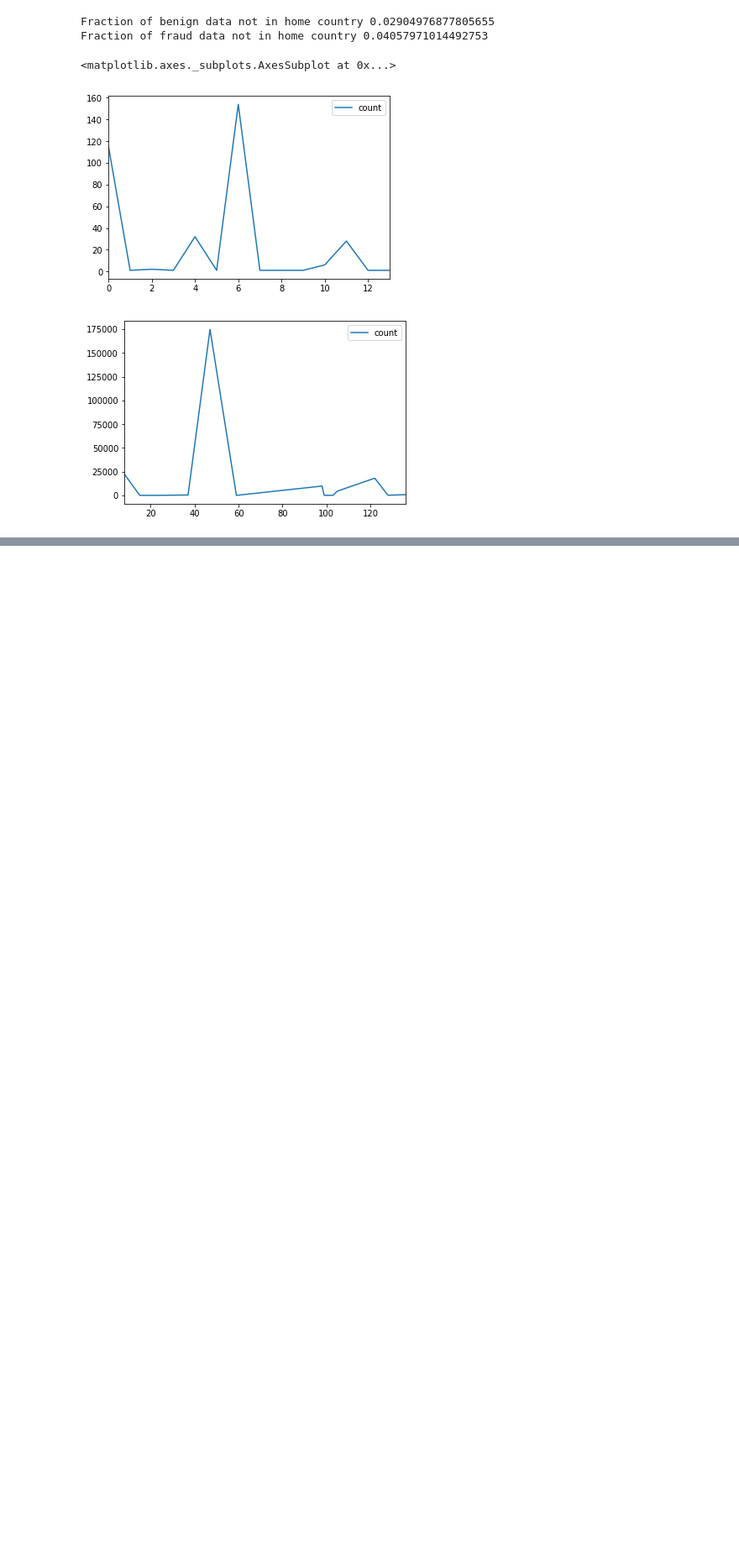
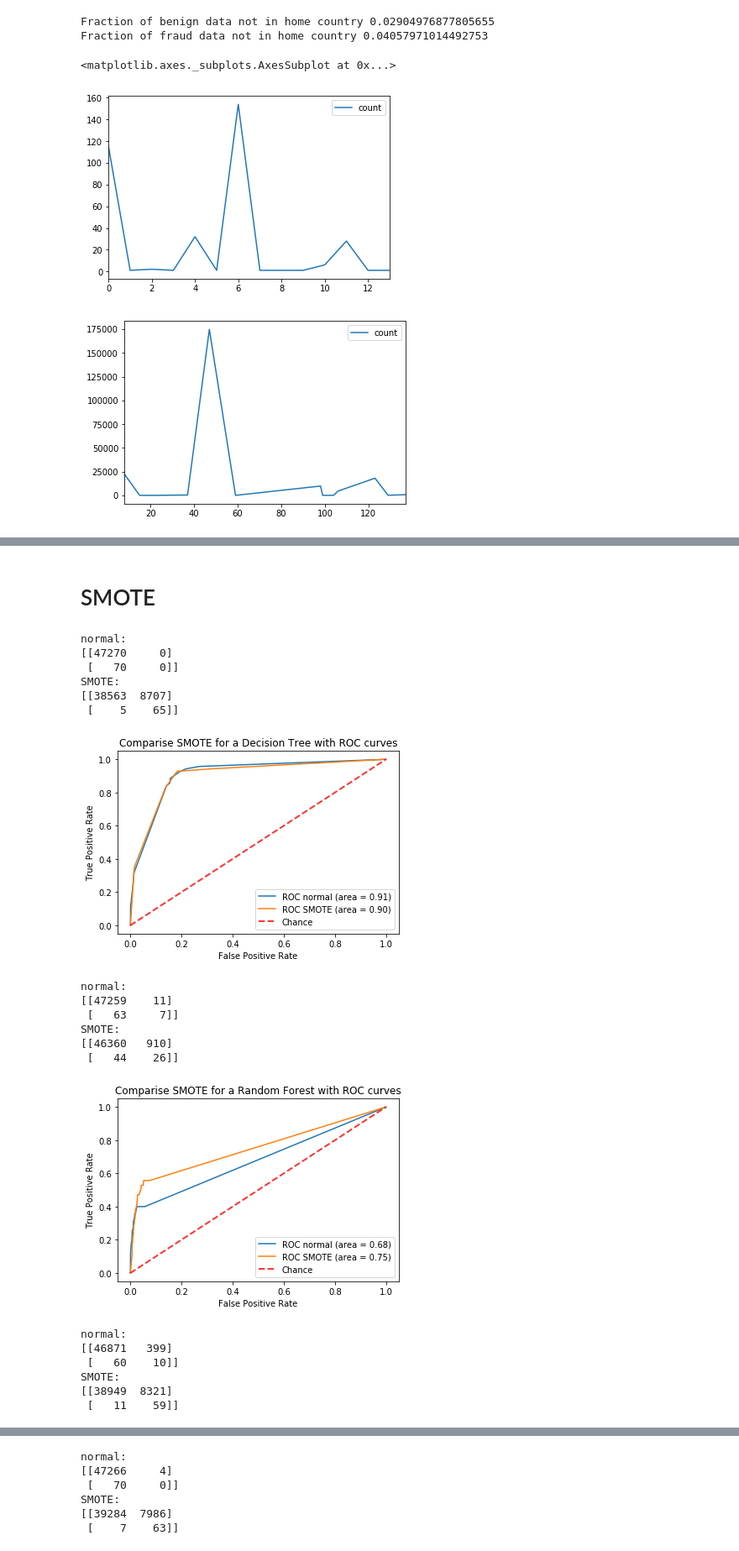
Before and after one commit to R-Graafmans/CDA_CS4035, a Jupyter notebook: Week 1 - Credit Card Fraud/main.ipynb, the cells around one changed output, grey strips where cells are left out. Shown at 84% size. Drawn from its saved outputs; the diff is of its cells as text; code cells hidden in the pictures; blank space fills up the shorter version.

```diff
--- a/Week 1 - Credit Card Fraud/main.ipynb
+++ b/Week 1 - Credit Card Fraud/main.ipynb
@@ -14,7 +20,7 @@ import pandas as pd
 # %% [markdown]
 # Parse Data
 # %%
-df = pd.read_csv('assignment-data/data_for_student_case.csv', dtype={'bin':str, 'amount':int})
+df = pd.read_csv('assignment-data/data_for_student_case.csv', dtype={'bin':str, 'amount':int}, na_filter=False)
 df = df.drop(['txid','bookingdate'], axis='columns')  # We are not interested in these columns (using booking date would be cheating)
 df = df.rename(index=str, columns={'issuercountrycode':'issuercountry',
                                    'bin':'issuer_id',
@@ -32,12 +38,15 @@ df = df[~df['mail_id'].str.contains('na', case=False)]
 
 # Create and format (new) columns
 df['creationdate'] = (pd.to_datetime(df['creationdate_stamp'])).dt.date
+df['issuer_id'] = pd.to_numeric(df['issuer_id'])
 df['mail_id'] = pd.to_numeric(df['mail_id'].str.replace('email','')).astype(int)
 df['ip_id'] = pd.to_numeric(df['ip_id'].str.replace('ip','')).astype(int)
 df['card_id'] = pd.to_numeric(df['card_id'].str.replace('card','')).astype(int)
+df['subscription'] = pd.to_numeric(df['interaction'].apply(lambda x: '1' if x == 'ContAuth' else '0'))
+df['verification'] = pd.to_numeric(df['verification'].apply(lambda x: '1' if x else '0'))
 
 # Label the data
-df['label'] = df['label'].apply(lambda x: '1' if x == 'Chargeback' else '0')
+df['label'] = pd.to_numeric(df['label'].apply(lambda x: '1' if x == 'Chargeback' else '0'))
 
 df.loc[df['shoppercountry'] == df['issuercountry'], 'home_country'] = 1
 df.loc[df['shoppercountry'] != df['issuercountry'], 'home_country'] = 0
@@ -147,0 +192,14 @@ Average amount in USD for the benign cases: 87.06378282258909
+# %%
+def try_sampling(sampler, sampler_name):
+    data_ft = df[['usd_amount', 'dif_avg_amount', 'ntc', 'home_country', 'cvcresponse', 'verification']].values
+    data_lbl = df[['label']].values.ravel()
+
+    train_ft, test_ft, train_lbl, test_lbl = train_test_split(data_ft,data_lbl,test_size=0.2)
+    train_ft_smote, train_lbl_smote = sampler.fit_sample(train_ft,train_lbl)
+
+    cl1 = compare_sampling(DecisionTreeClassifier(max_depth=4), "Decision Tree", sampler_name, train_ft, train_ft_smote, test_ft, train_lbl, train_lbl_smote, test_lbl)
+    cl2 = compare_sampling(RandomForestClassifier(n_estimators=10), "Random Forest", sampler_name, train_ft, train_ft_smote, test_ft, train_lbl, train_lbl_smote, test_lbl)
+    cl3 = compare_sampling(GaussianNB(), "Gaussian Naive Bayes", sampler_name, train_ft, train_ft_smote, test_ft, train_lbl, train_lbl_smote, test_lbl)
+    cl4 = compare_sampling(AdaBoostClassifier(), "Ada Boost", sampler_name, train_ft, train_ft_smote, test_ft, train_lbl, train_lbl_smote, test_lbl)
+    cl5 = compare_sampling(GradientBoostingClassifier(), "Gradient Boosting", sampler_name, train_ft, train_ft_smote, test_ft, train_lbl, train_lbl_smote, test_lbl)
+#     cl6 = compare_sampling(VotingClassifier([cl1, cl2, cl3, cl4, cl5], method='all'), "Gradient Boosting", sampler_name, train_ft, train_ft_smote, test_ft, train_lbl, train_lbl_smote, test_lbl)
@@ -147,0 +242,26 @@ Average amount in USD for the benign cases: 87.06378282258909
+# %% [markdown]
+# SMOTE
+# %%
+sm = smote(sampling_strategy = 'minority')
+try_sampling(sm, 'SMOTE')
+# %% [output]
+normal:
+[[47270     0]
+ [   70     0]]
+SMOTE:
+[[38563  8707]
+ [    5    65]]
+[figure, added]
+normal:
+[[47259    11]
+ [   63     7]]
+SMOTE:
+[[46360   910]
+ [   44    26]]
+[figure, added]
+normal:
+[[46871   399]
+ [   60    10]]
+SMOTE:
+[[38949  8321]
+ [   11    59]]
@@ -147,0 +269,6 @@ Average amount in USD for the benign cases: 87.06378282258909
+normal:
+[[47266     4]
+ [   70     0]]
+SMOTE:
+[[39284  7986]
+ [    7    63]]
```
Also changed, not shown: parts of 11 cells of this notebook.
